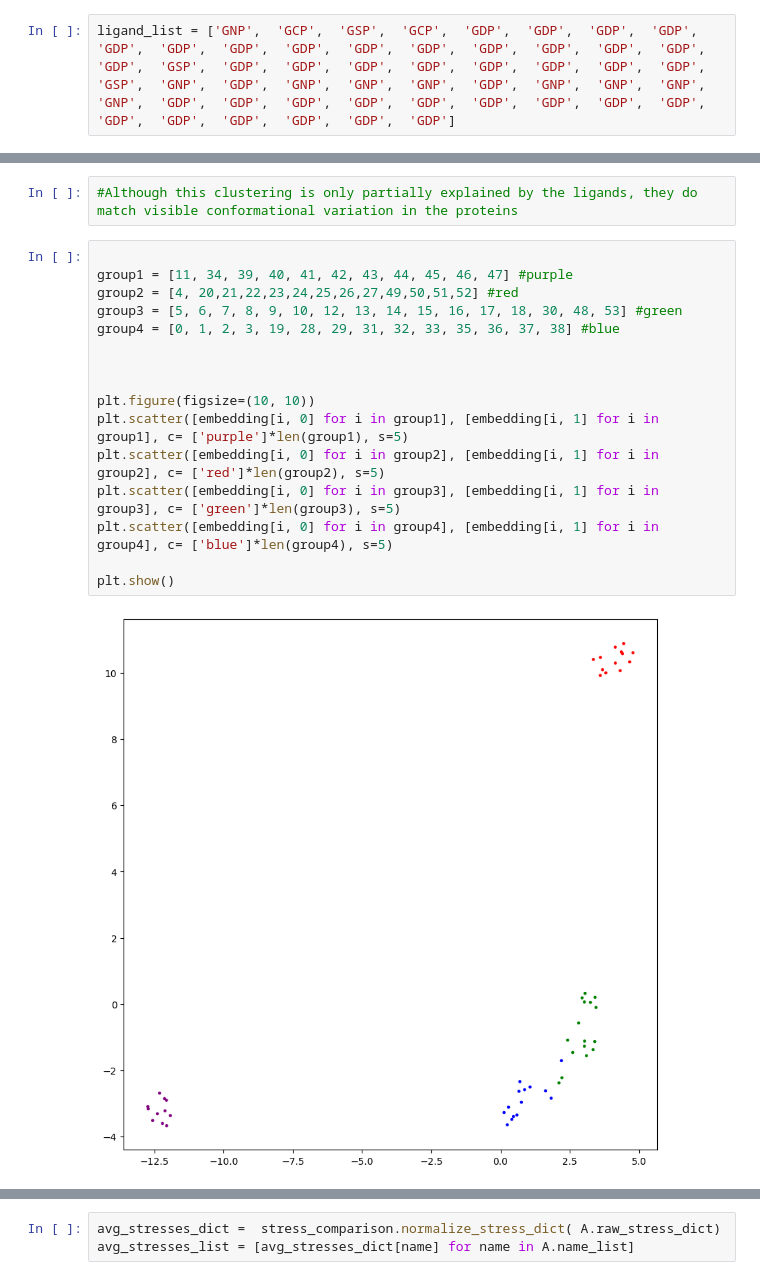
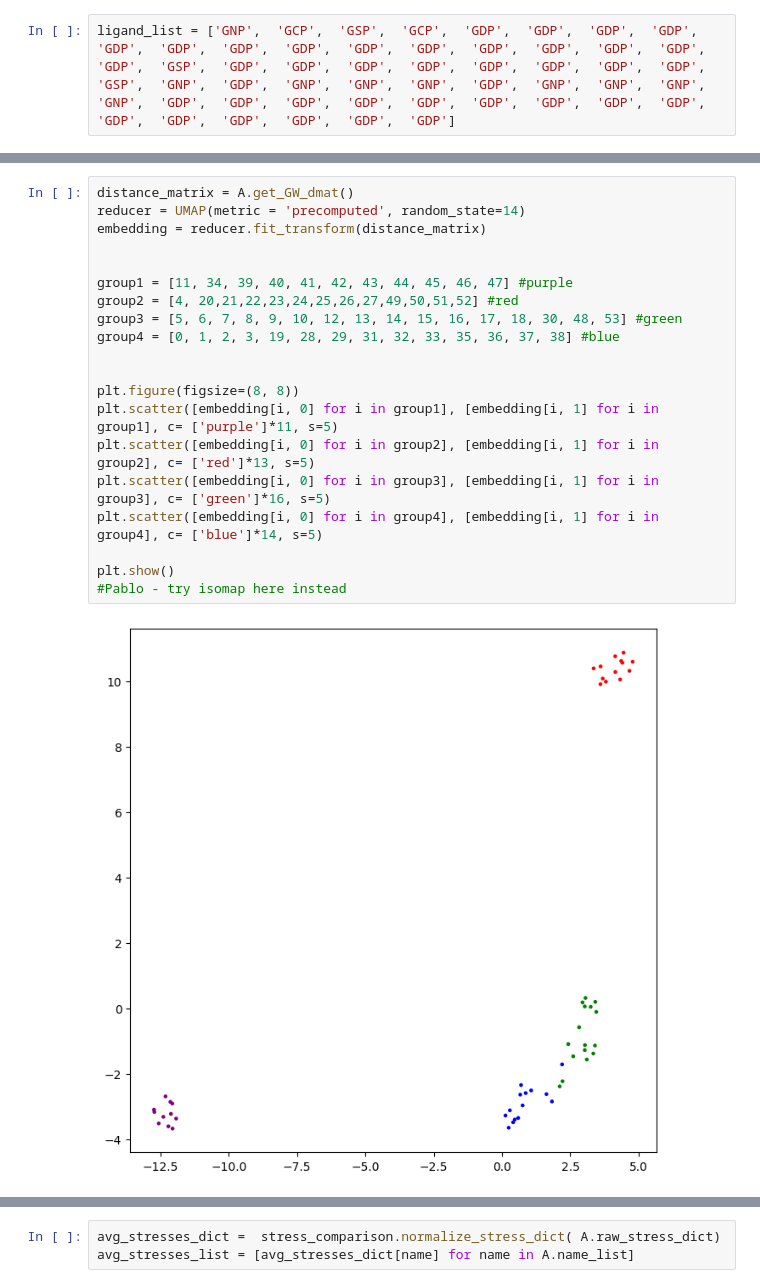
Before and after one commit to CamaraLab/GWProt, a Jupyter notebook: Examples/Example 1 - Comparing KRAS Proteins.ipynb, the cells around one changed output, grey strips where cells are left out. Saved outputs shown, nothing was run; the diff lists cells and outputs as text.

```diff
--- a/Examples/Example 1 - Comparing KRAS Proteins.ipynb
+++ b/Examples/Example 1 - Comparing KRAS Proteins.ipynb
@@ -120,20 +106,22 @@ plt.show()
-# %%
-#Although this clustering is only partially explained by the ligands, they do match visible conformational variation in the proteins
 # %%
+distance_matrix = A.get_GW_dmat()
+reducer = UMAP(metric = 'precomputed', random_state=14)
+embedding = reducer.fit_transform(distance_matrix)
+
 
 group1 = [11, 34, 39, 40, 41, 42, 43, 44, 45, 46, 47] #purple
 group2 = [4, 20,21,22,23,24,25,26,27,49,50,51,52] #red
 group3 = [5, 6, 7, 8, 9, 10, 12, 13, 14, 15, 16, 17, 18, 30, 48, 53] #green
 group4 = [0, 1, 2, 3, 19, 28, 29, 31, 32, 33, 35, 36, 37, 38] #blue
 
 
-
-plt.figure(figsize=(10, 10))
-plt.scatter([embedding[i, 0] for i in group1], [embedding[i, 1] for i in group1], c= ['purple']*len(group1), s=5)
-plt.scatter([embedding[i, 0] for i in group2], [embedding[i, 1] for i in group2], c= ['red']*len(group2), s=5)
-plt.scatter([embedding[i, 0] for i in group3], [embedding[i, 1] for i in group3], c= ['green']*len(group3), s=5)
-plt.scatter([embedding[i, 0] for i in group4], [embedding[i, 1] for i in group4], c= ['blue']*len(group4), s=5)
+plt.figure(figsize=(8, 8))
+plt.scatter([embedding[i, 0] for i in group1], [embedding[i, 1] for i in group1], c= ['purple']*11, s=5)
+plt.scatter([embedding[i, 0] for i in group2], [embedding[i, 1] for i in group2], c= ['red']*13, s=5)
+plt.scatter([embedding[i, 0] for i in group3], [embedding[i, 1] for i in group3], c= ['green']*16, s=5)
+plt.scatter([embedding[i, 0] for i in group4], [embedding[i, 1] for i in group4], c= ['blue']*14, s=5)
 
 plt.show()
+#Pablo - try isomap here instead
 # %% [output]
-[figure, old version]
+[figure, new version]
```
Also changed, not shown: parts of 28 cells of this notebook, 12 other files.
